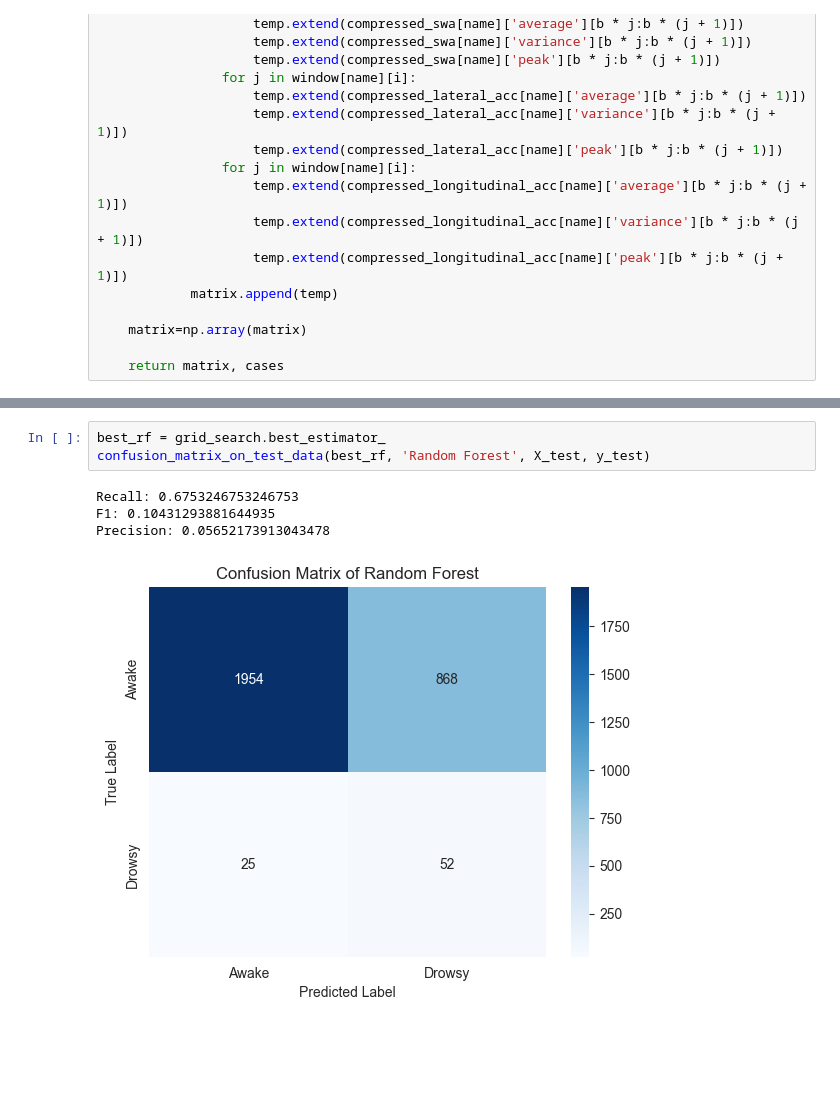
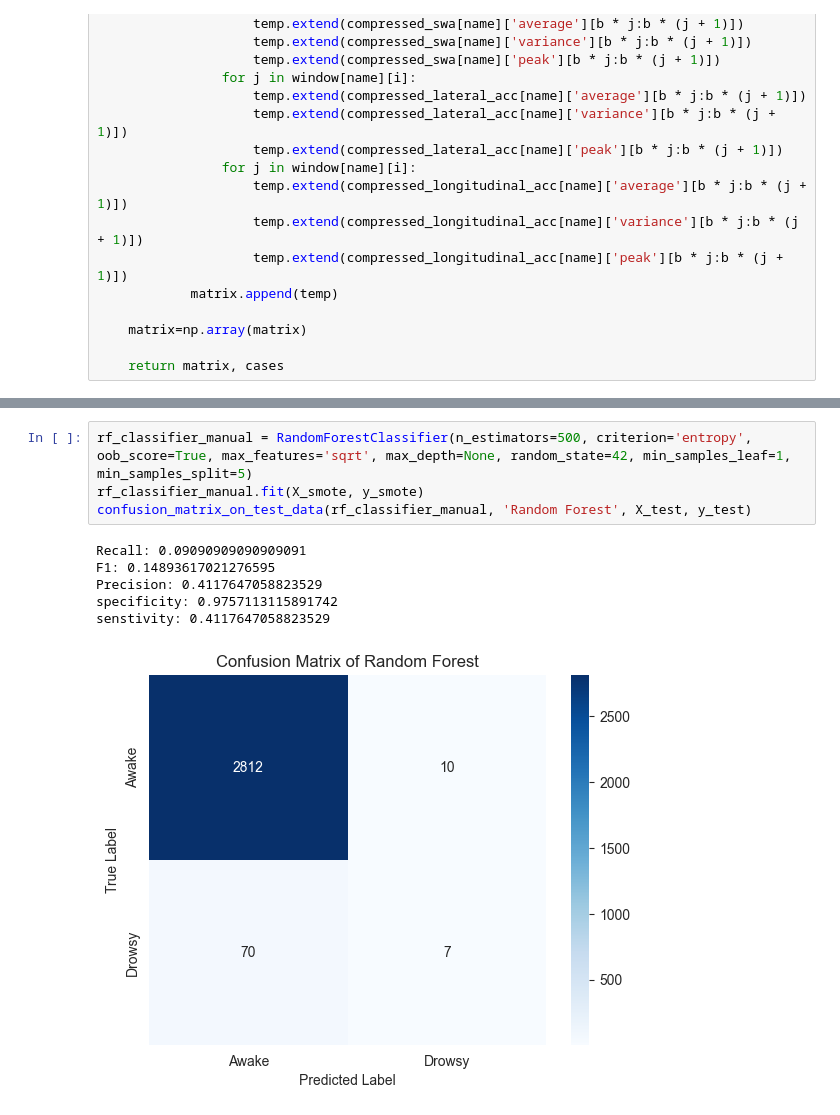
Before and after one commit to ruoqingz/drowsiness-monitoring-vehicle-data, a Jupyter notebook: Random_Forest.ipynb, the cells around one changed output, grey strips where cells are left out. Saved outputs shown, nothing was run; the diff lists cells and outputs as text; blank space fills up the shorter version.

```diff
--- a/Random_Forest.ipynb
+++ b/Random_Forest.ipynb
@@ -275,9 +318,12 @@ Best parameters: {'max_depth': None, 'max_features': 'log2', 'min_samples_leaf':
-# %%
-best_rf = grid_search.best_estimator_
-confusion_matrix_on_test_data(best_rf, 'Random Forest', X_test, y_test)
-# %% [output]
-Recall: 0.6753246753246753
-F1: 0.10431293881644935
-Precision: 0.05652173913043478
-[figure, removed]
+# %%
+rf_classifier_manual = RandomForestClassifier(n_estimators=500, criterion='entropy', oob_score=True, max_features='sqrt', max_depth=None, random_state=42, min_samples_leaf=1, min_samples_split=5)
+rf_classifier_manual.fit(X_smote, y_smote)
+confusion_matrix_on_test_data(rf_classifier_manual, 'Random Forest', X_test, y_test)
+# %% [output]
+Recall: 0.09090909090909091
+F1: 0.14893617021276595
+Precision: 0.4117647058823529
+specificity: 0.9757113115891742
+senstivity: 0.4117647058823529
+[figure, added]
 # %%
```
Also changed, not shown: parts of 10 cells of this notebook.
